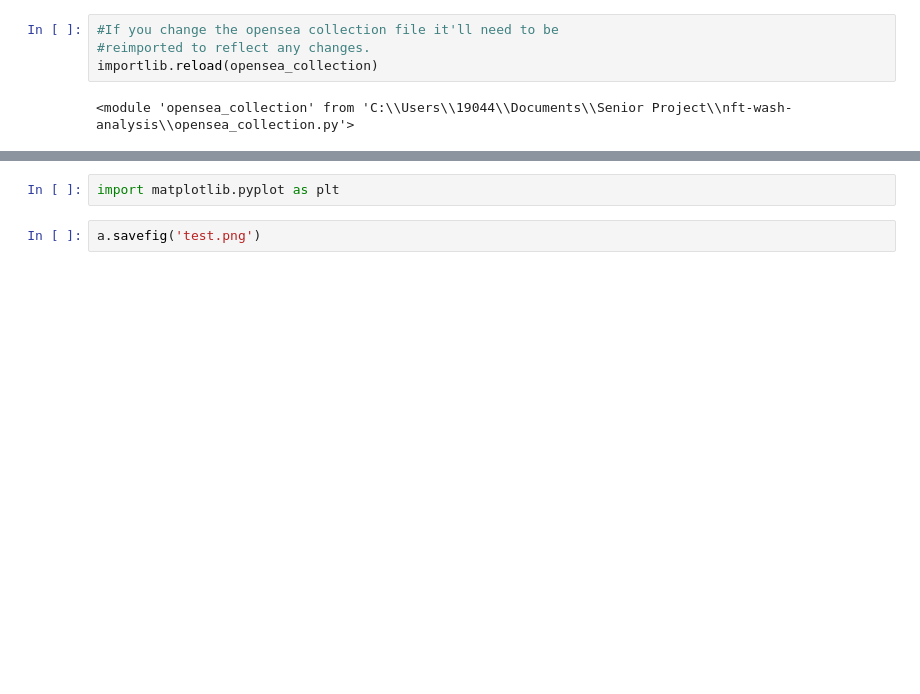
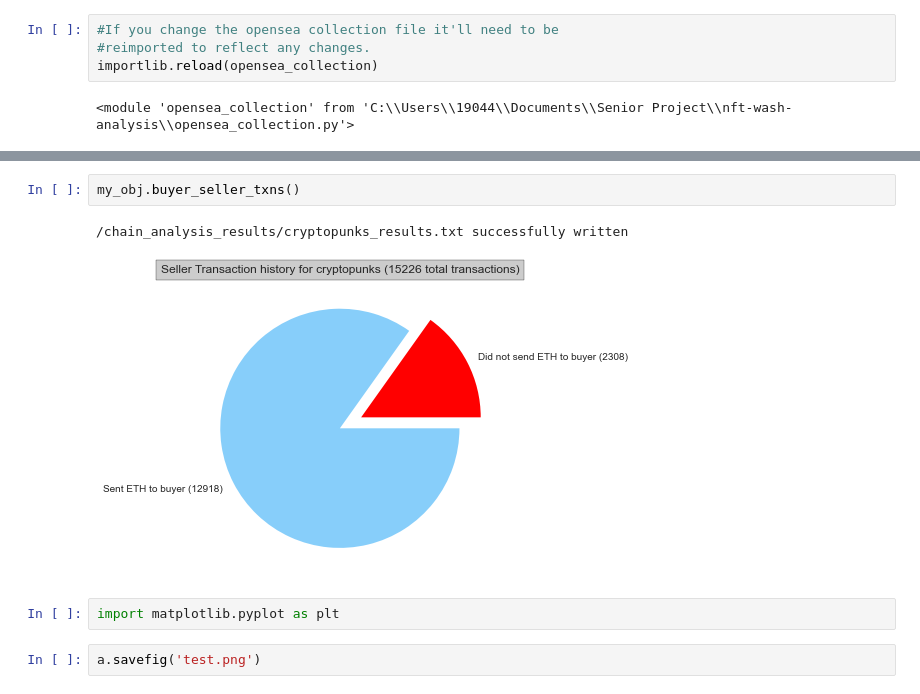
Before and after one commit to Cwolfe13/NFT-Wash-Analysis, a Jupyter notebook: analysis.ipynb, the cells around one changed output, grey strips where cells are left out. Cells and saved outputs as stored; diff of their text form; blank space fills up the shorter version.

Commit message:
Added buyer-seller transactions function

```diff
--- a/analysis.ipynb
+++ b/analysis.ipynb
@@ -65,3 +67,8 @@ print(my_obj.BenfordChiTest())
+# %%
+my_obj.buyer_seller_txns()
+# %% [output]
+/chain_analysis_results/cryptopunks_results.txt successfully written
+[figure, added]
 # %%
 import matplotlib.pyplot as plt
 # %%
```
Also changed, not shown: parts of 3 cells of this notebook, 1 other file.
